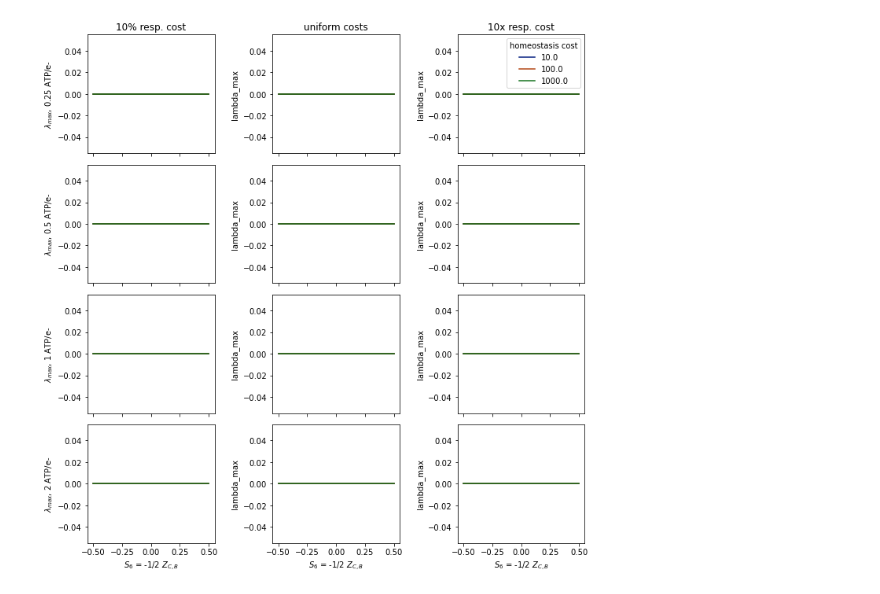
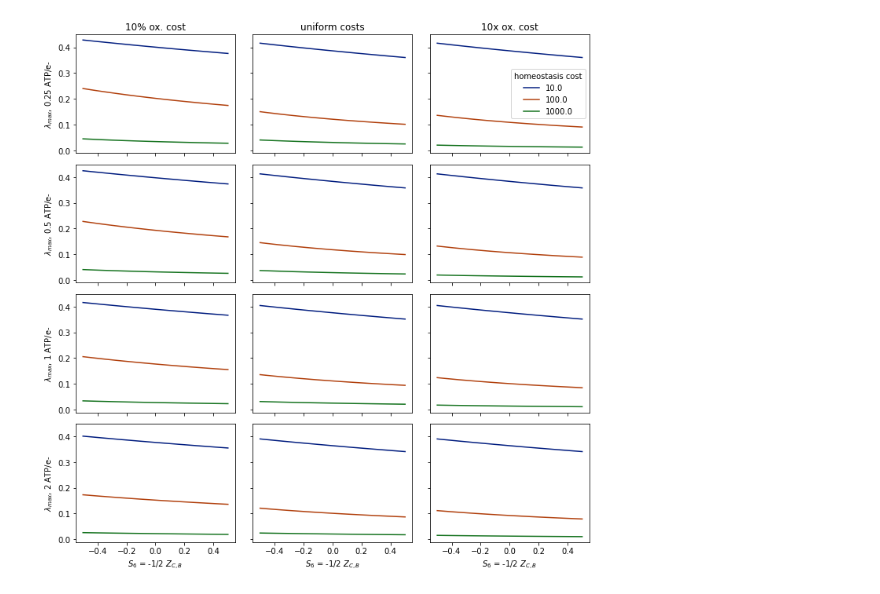
Before and after one commit to flamholz/redox-proteome, a Jupyter notebook: notebooks/LinearizedAutoModel.ipynb, the cells around one changed output. Drawn from its saved outputs; the diff is of its cells as text; code cells hidden in the pictures.

```diff
--- a/notebooks/LinearizedAutoModel.ipynb
+++ b/notebooks/LinearizedAutoModel.ipynb
@@ -42,21 +42,27 @@ lambda_max
 # %%
 # Run the model at various fixed lambda_hr values to calculate optimal phi values
-p = lam.max_anabolic_rate_problem(fix_lambda=True)
+p = lam.max_anabolic_rate_problem(max_lambda_hr=1e-5, phi_o=0.4)
 
 phis = []
-lambdas = np.logspace(-8, -3, 10)
+lambdas_actual = []
+max_lambdas = np.logspace(-3, -0.5, 50)
 
-for lam_val in lambdas:
-    p.param_dict['lambda_hr'].value = lam_val
+for max_lam in max_lambdas:
+    p.param_dict['max_lambda_hr'].value = max_lam
     res = p.solve()
     if p.status in ("infeasible", "unbounded"):
-        phis.append(np.zeros(lam.S_df.index.size + 1))
+        phis.append(np.zeros(lam.S_df.index.size + 1).tolist())
+        lambdas_actual.append(0)
         continue
+
+    # Have an optimum
     phis.append(p.var_dict['phis'].value.tolist() + [p.param_dict['phi_o'].value])
+    lambdas_actual.append(p.value)
 
 colnames = lam.S_df.index.values.tolist() + ['other']
 phi_df = pd.DataFrame(phis, columns=colnames)
-phi_df['lambda_hr'] = lambdas
-phi_df.set_index('lambda_hr', inplace=True)
+phi_df['max_lambda_hr'] = max_lambdas
+phi_df['actual_lambda_hr'] = lambdas_actual
+phi_df = phi_df.set_index('max_lambda_hr')
 phi_df.head()
 # %% [output]
@@ -70,7 +77,7 @@ phi_df.head()
 # %%
-mask = (phi_df != 0).all(axis=1)
+mask = phi_df['actual_lambda_hr'] > 0
 sns.lineplot(data=phi_df[mask])
-plt.xlabel(r'$\lambda$ (hr$^{-1}$)}')
+plt.xlabel(r'max $\lambda$ (hr$^{-1}$)')
 plt.ylabel(r'$\phi$')
 # %% [output]
 Text(0, 0.5, '$\\phi$')
@@ -95,7 +102,7 @@ for p in list(lam.processes) + ['other']:
 for phi_o, s6, m_red, atp_per_e, m_homeo in ps.samples:
     lam.set_S6(s6)
     lam.set_process_mass('reduction', m_red)
-    lam.set_process_mass('ATP_homeostasis', m_homeo)
+    lam.set_process_mass('cyclic_flow', m_homeo)
     lam.set_ATP_yield('oxidation', atp_per_e)
     max_lam, opt_prob = lam.maximize_lambda(phi_o=phi_o)
 
@@ -174,4 +181,0 @@ sns.histplot(data=res_df, y='lambda_max', x='m_ATP_homeostasis', legend=False)
-# %%
-mask = np.logical_and(res_df.lambda_max > 0.01, res_df.m_ATP_homeostasis > 500)
-cols = 'ZCB,S6,phi_O,m_resp,resp_ATP_per_e,m_ATP_homeostasis,lambda_max,anabolism_phi'.split(',')
-res_df[mask][cols].sort_values('lambda_max', ascending=False)
@@ -245,27 +258,27 @@ res_df = pd.DataFrame(res_dict)
 # %%
-fig, axs = plt.subplots(figsize=(10, 10), nrows=4, ncols=3, sharex=True, sharey='col')
+fig, axs = plt.subplots(figsize=(10, 10), nrows=4, ncols=3, sharex=True, sharey=True)
 
-titles = '10% resp. cost,uniform costs,10x resp. cost'.split(',')
+titles = '10% ox. cost,uniform costs,10x ox. cost'.split(',')
 for i, a_per_e in enumerate(ATP_per_es):
-    for j, resp_cost in enumerate(resp_costs):
+    for j, ox_cost in enumerate(ox_costs):
         plt.sca(axs[i, j])
-        mask = np.logical_and(res_df.resp_cost == resp_cost, res_df.phi_o == phi_os[1])
-        mask = np.logical_and(mask, res_df.resp_ATP_per_e == a_per_e)
+        mask = np.logical_and(res_df.ox_cost == ox_cost, res_df.phi_o == phi_os[1])
+        mask = np.logical_and(mask, res_df.ox_ATP_per_e == a_per_e)
         sns.lineplot(data=res_df[mask], x='S6', y='lambda_max', hue='homeo_cost', palette='dark')
         plt.xlabel('$S_6$ = -1/2 $Z_{C,B}$')
         plt.legend().set_visible(False)
 
         if i == 0:
             plt.title(titles[j])
 
         if j == 0:
             plt.ylabel(r'$\lambda_{{max}}$, {0} ATP/e-'.format(a_per_e))
 
 plt.sca(axs[0,2])
 plt.legend(title='homeostasis cost').set_visible(True)
 
 plt.tight_layout()
 plt.savefig('../output/lambda_max_vs_S6.png', dpi=300, facecolor='white')
 plt.show()
 # %% [output]
-[figure, old version]
+[figure, new version]
```
Also changed, not shown: parts of 14 cells of this notebook, 1 other file.
